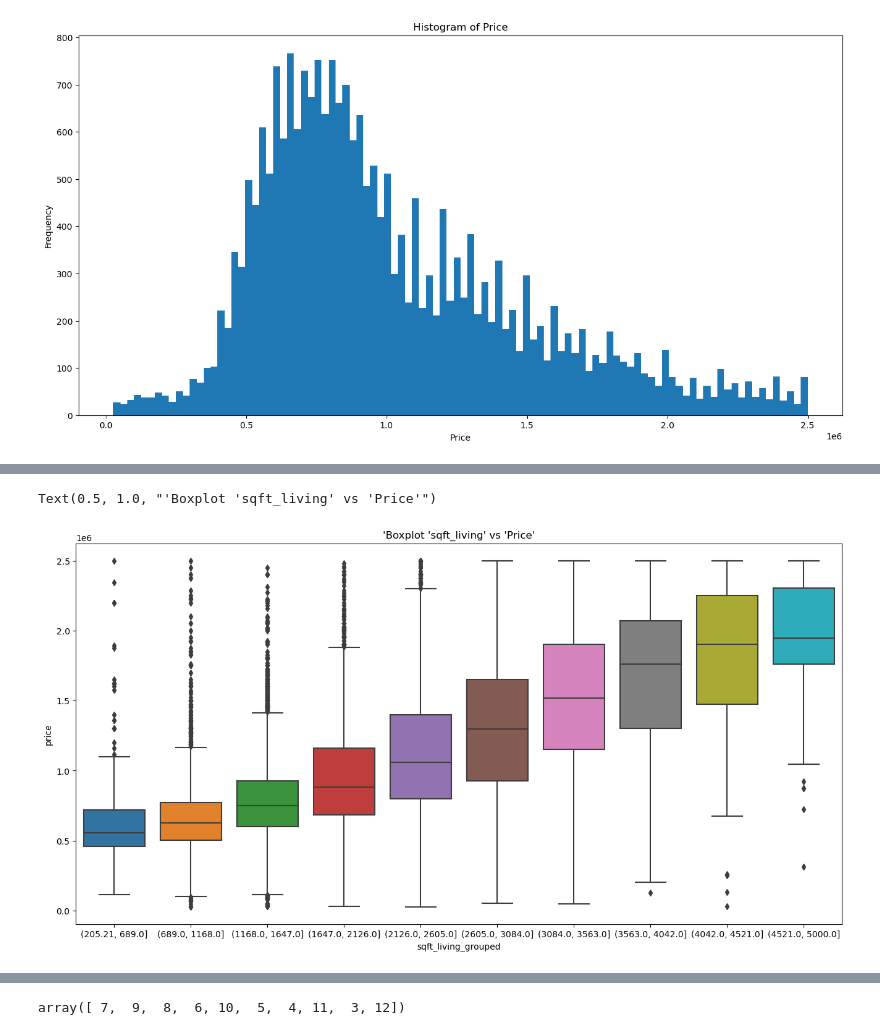
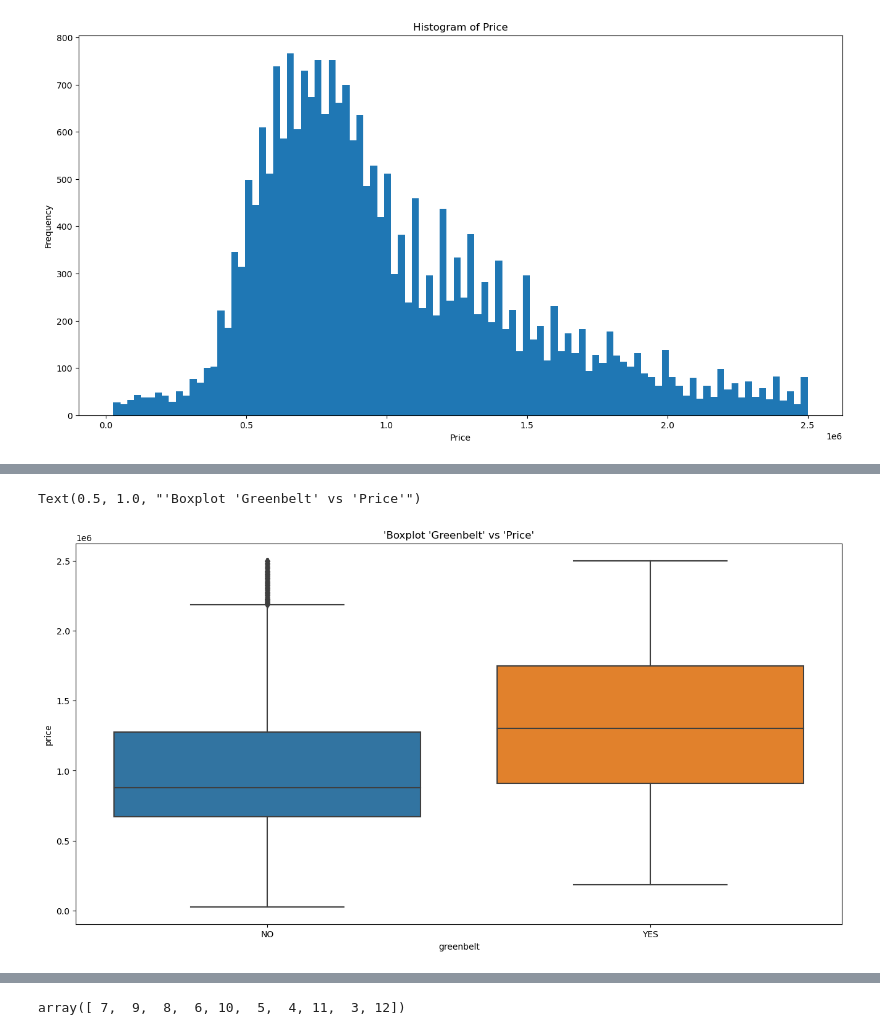
Before and after one commit to ChuckNadel/PNWHousingModel, a Jupyter notebook: Jonathan Notebook.ipynb, the cells around one changed output, grey strips where cells are left out. Drawn from its saved outputs; the diff is of its cells as text; code cells hidden in the pictures.

```diff
--- a/Jonathan Notebook.ipynb
+++ b/Jonathan Notebook.ipynb
@@ -235,8 +320,8 @@ plt.show()
 # %%
 plt.figure(figsize=(16,8))
-data['sqft_living_grouped'] = pd.cut(data['sqft_living'], bins=10)
-sns.boxplot(x='sqft_living_grouped', y='price', data=data)
-plt.title("'Boxplot 'sqft_living' vs 'Price'")
+data['greenbelt'] = data['greenbelt'].astype('category')
+sns.boxplot(x='greenbelt', y='price', data=data)
+plt.title("'Boxplot 'Greenbelt' vs 'Price'")
 # %% [output]
-Text(0.5, 1.0, "'Boxplot 'sqft_living' vs 'Price'")
+Text(0.5, 1.0, "'Boxplot 'Greenbelt' vs 'Price'")
-[figure, old version]
+[figure, new version]
```
Also changed, not shown: parts of 91 cells of this notebook.
